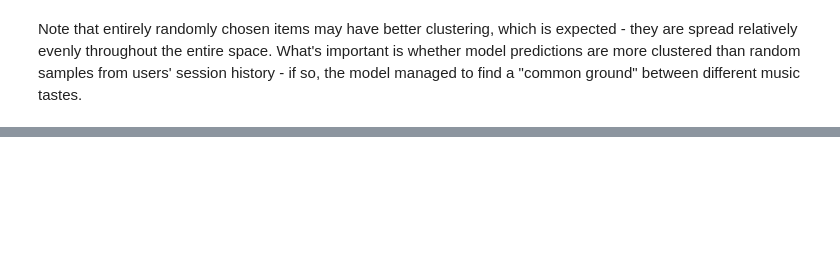
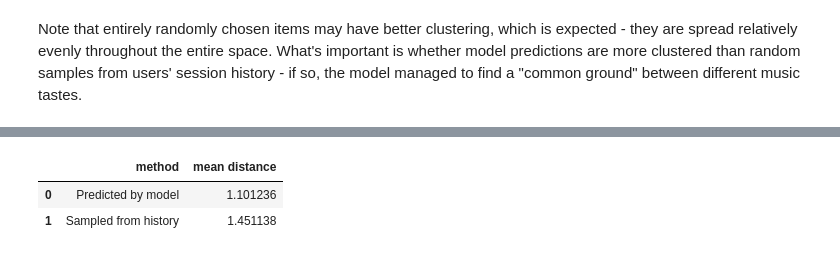
Before and after one commit to SNURTEL/fm-playlist-recommender, a Jupyter notebook: src/example.ipynb, the cells around one changed output, grey strips where cells are left out. Drawn from its saved outputs; the diff is of its cells as text; code cells hidden in the pictures; blank space fills up the shorter version.

```diff
--- a/src/example.ipynb
+++ b/src/example.ipynb
@@ -418,0 +450,18 @@ Note that entirely randomly chosen items may have better clustering, which is ex
+# %%
+from model.base_model import BaseModel
+from model.fm_model import FMModel
+
+base_model = BaseModel(
+    users_df=users,
+    tracks_df=tracks,
+    sessions_df=d
+)
+
+fm_model = FMModel(
+    users_df=users,
+    tracks_df=tracks,
+    sessions_df=d,
+    lightfm_model=model_h,
+    interactions=interactions,
+    item_features=item_features,
+)
@@ -418,0 +550,18 @@ Note that entirely randomly chosen items may have better clustering, which is ex
+# %%
+dist_predicted1 = mean_dist_from_cluster_center(res_m.index, fm_model.model)
+dist_sampled1 = sum([mean_dist_from_cluster_center(
+    pd.concat(
+    (d.loc[d['user_id'] == i] for i in (123, 124, 125, 126, 127, 128))
+)['track_id'].sample(N),
+    fm_model.model) for _ in range(REPS)]) / REPS
+
+display(pd.DataFrame(
+    data={
+        "method": ["Predicted by model", "Sampled from history"],
+        "mean distance": [dist_predicted1, dist_sampled1]
+    }
+))
+# %% [output]
+|  | method | mean distance |
+| 0 | Predicted by model | 1.101236 |
+| 1 | Sampled from history | 1.451138 |
```
Also changed, not shown: parts of 9 cells of this notebook, 4 other files.
